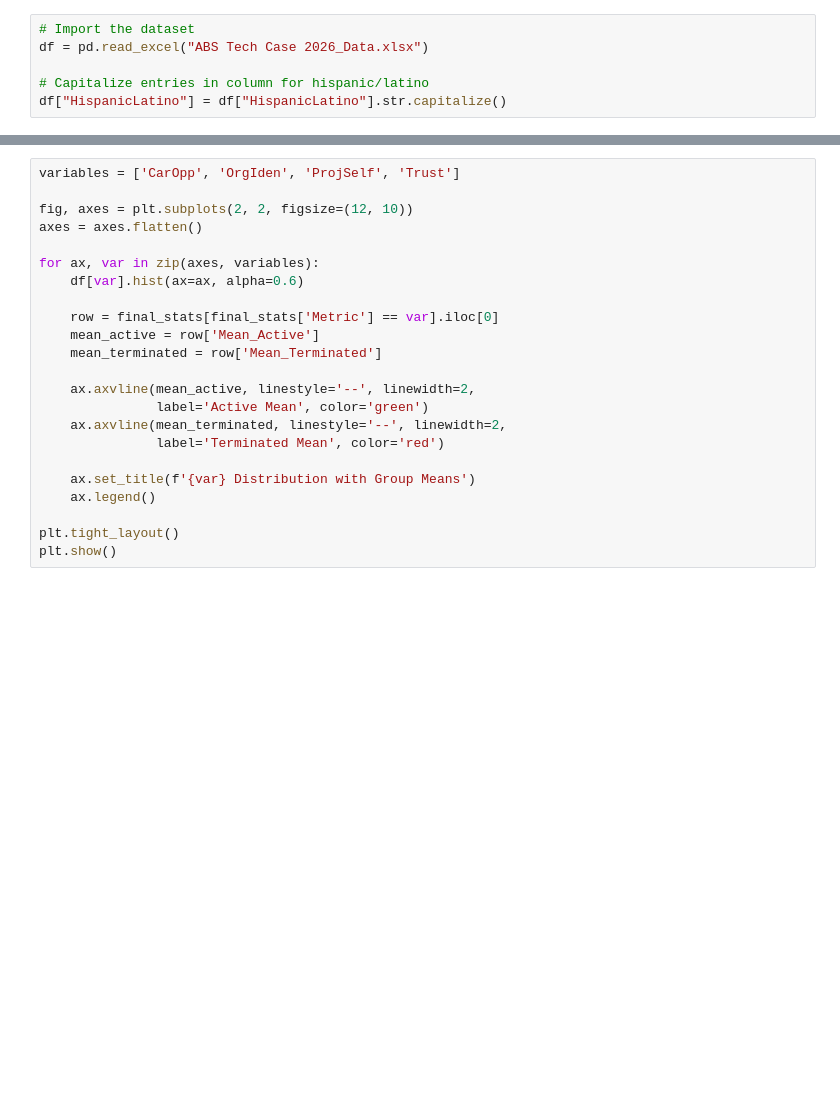
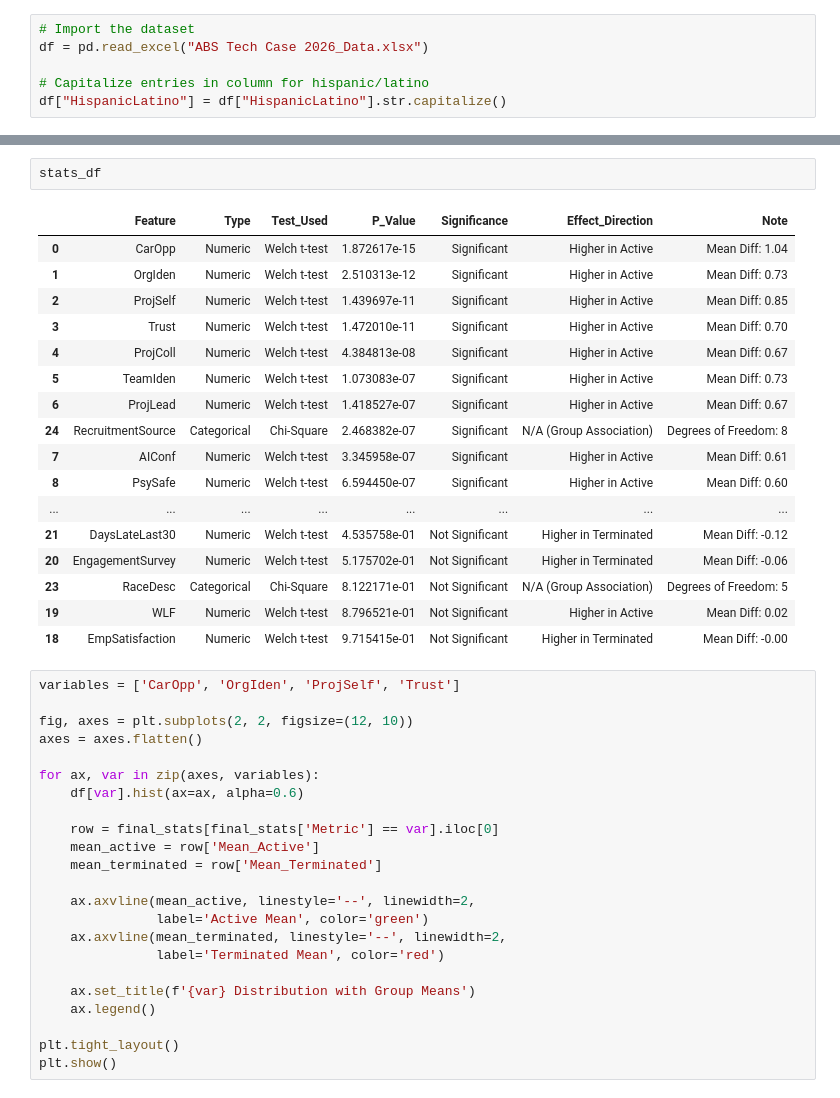
Before and after one commit to DovydasVe/HR_analytics_protecting_talent, a Jupyter notebook: Prerequisite work/Statistical turnover analysis.ipynb, the cells around one changed output, grey strips where cells are left out. Saved outputs shown, nothing was run; the diff lists cells and outputs as text; blank space fills up the shorter version.

Commit message:
new stat significance

```diff
--- a/Prerequisite work/Statistical turnover analysis.ipynb
+++ b/Prerequisite work/Statistical turnover analysis.ipynb
@@ -126,3 +109,23 @@ final_stats
+# %%
+stats_df
+# %% [output]
+|  | Feature | Type | Test_Used | P_Value | Significance | Effect_Direction | Note |
+| 0 | CarOpp | Numeric | Welch t-test | 1.872617e-15 | Significant | Higher in Active | Mean Diff: 1.04 |
+| 1 | OrgIden | Numeric | Welch t-test | 2.510313e-12 | Significant | Higher in Active | Mean Diff: 0.73 |
+| 2 | ProjSelf | Numeric | Welch t-test | 1.439697e-11 | Significant | Higher in Active | Mean Diff: 0.85 |
+| 3 | Trust | Numeric | Welch t-test | 1.472010e-11 | Significant | Higher in Active | Mean Diff: 0.70 |
+| 4 | ProjColl | Numeric | Welch t-test | 4.384813e-08 | Significant | Higher in Active | Mean Diff: 0.67 |
+| 5 | TeamIden | Numeric | Welch t-test | 1.073083e-07 | Significant | Higher in Active | Mean Diff: 0.73 |
+| 6 | ProjLead | Numeric | Welch t-test | 1.418527e-07 | Significant | Higher in Active | Mean Diff: 0.67 |
+| 24 | RecruitmentSource | Categorical | Chi-Square | 2.468382e-07 | Significant | N/A (Group Association) | Degrees of Freedom: 8 |
+| 7 | AIConf | Numeric | Welch t-test | 3.345958e-07 | Significant | Higher in Active | Mean Diff: 0.61 |
+| 8 | PsySafe | Numeric | Welch t-test | 6.594450e-07 | Significant | Higher in Active | Mean Diff: 0.60 |
+| ... | ... | ... | ... | ... | ... | ... | ... |
+| 21 | DaysLateLast30 | Numeric | Welch t-test | 4.535758e-01 | Not Significant | Higher in Terminated | Mean Diff: -0.12 |
+| 20 | EngagementSurvey | Numeric | Welch t-test | 5.175702e-01 | Not Significant | Higher in Terminated | Mean Diff: -0.06 |
+| 23 | RaceDesc | Categorical | Chi-Square | 8.122171e-01 | Not Significant | N/A (Group Association) | Degrees of Freedom: 5 |
+| 19 | WLF | Numeric | Welch t-test | 8.796521e-01 | Not Significant | Higher in Active | Mean Diff: 0.02 |
+| 18 | EmpSatisfaction | Numeric | Welch t-test | 9.715415e-01 | Not Significant | Higher in Terminated | Mean Diff: -0.00 |
 # %%
 variables = ['CarOpp', 'OrgIden', 'ProjSelf', 'Trust']
 
```
Also changed, not shown: parts of 3 cells of this notebook.
